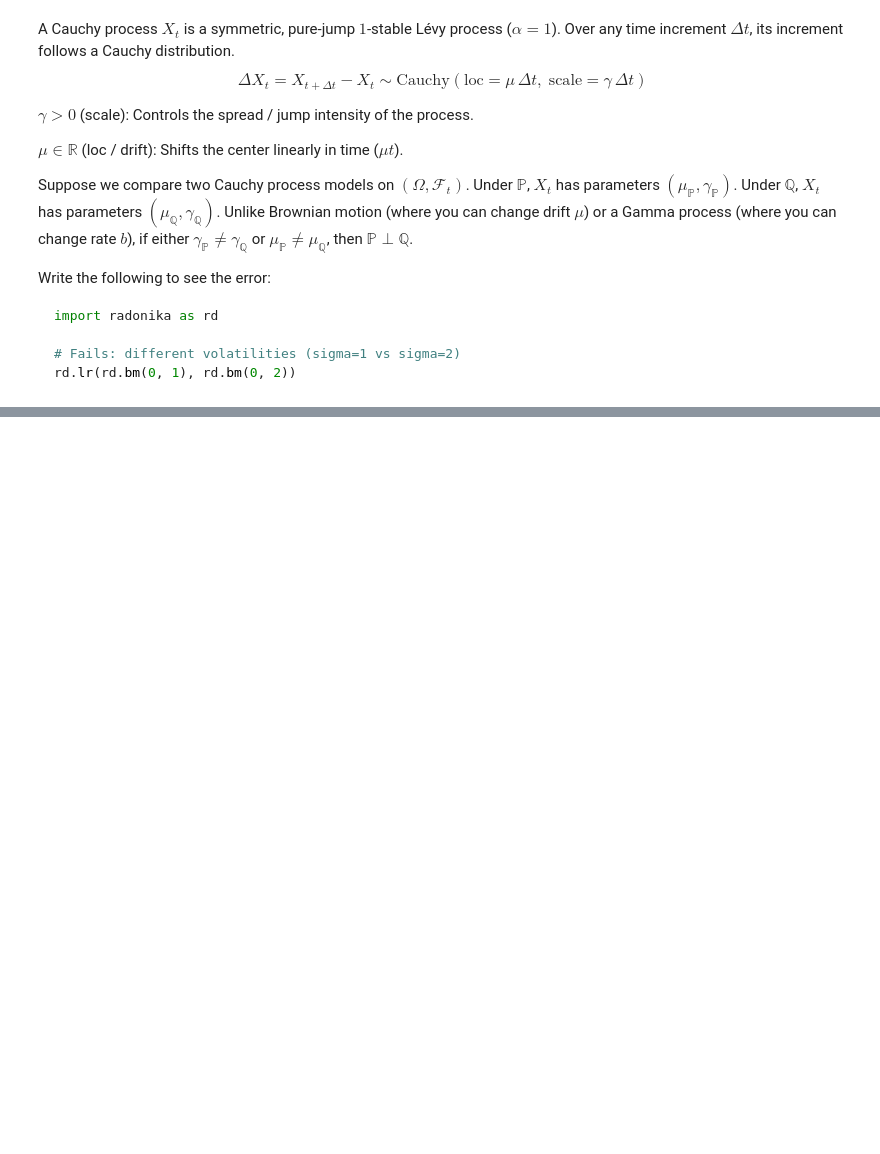
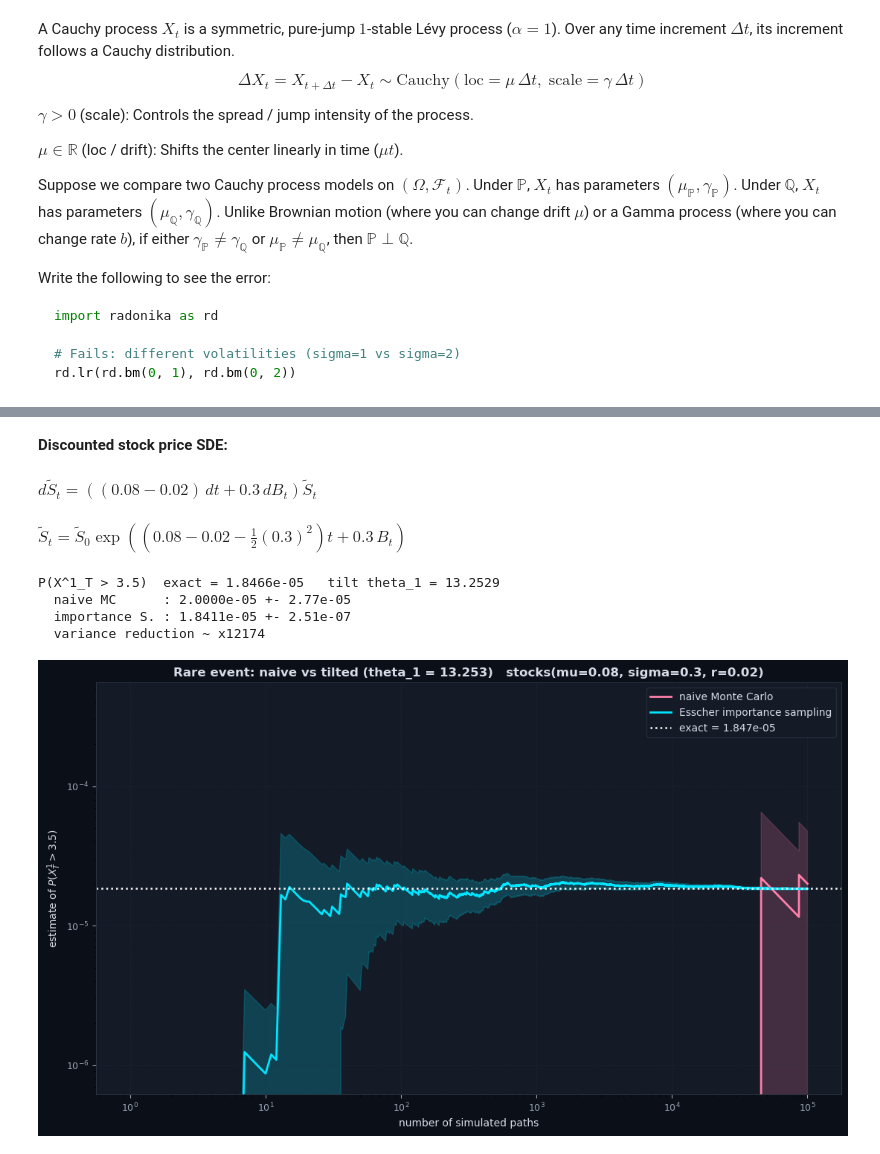
Before and after one commit to kalaapks/radonika_theory-dev, a Jupyter notebook: 01_2D_Stochastic_processes/Math_prerequisites.ipynb, the cells around one changed output, grey strips where cells are left out. Saved outputs shown, nothing was run; the diff lists cells and outputs as text; code cells hidden in the pictures; blank space fills up the shorter version.

```diff
--- a/01_2D_Stochastic_processes/Math_prerequisites.ipynb
+++ b/01_2D_Stochastic_processes/Math_prerequisites.ipynb
@@ -526,0 +684,14 @@ $\bullet$ `KL_rate_exact` prints the exact analytical KL rate so you can compare
+# %%
+import radonika as rd
+
+s = rd.stocks(mu=0.08, sigma=0.30, r=0.02, seed=42)
+res_s = s.rare(K=3.5, T=1.0)
+# %% [output]
+**Discounted stock price SDE:**
+$\displaystyle d\tilde{S}_t = \left((0.08-0.02)\,dt + 0.3\,dB_t\right)\tilde{S}_t$
+$\displaystyle \tilde{S}_t = \tilde{S}_0 \exp\left(\left(0.08-0.02-\tfrac{1}{2}(0.3)^2\right)t + 0.3\,B_t\right)$
+P(X^1_T > 3.5)  exact = 1.8466e-05   tilt theta_1 = 13.2529
+  naive MC      : 2.0000e-05 +- 2.77e-05
+  importance S. : 1.8411e-05 +- 2.51e-07
+  variance reduction ~ x12174
+[figure, added]
```
Also changed, not shown: parts of 12 cells of this notebook.
